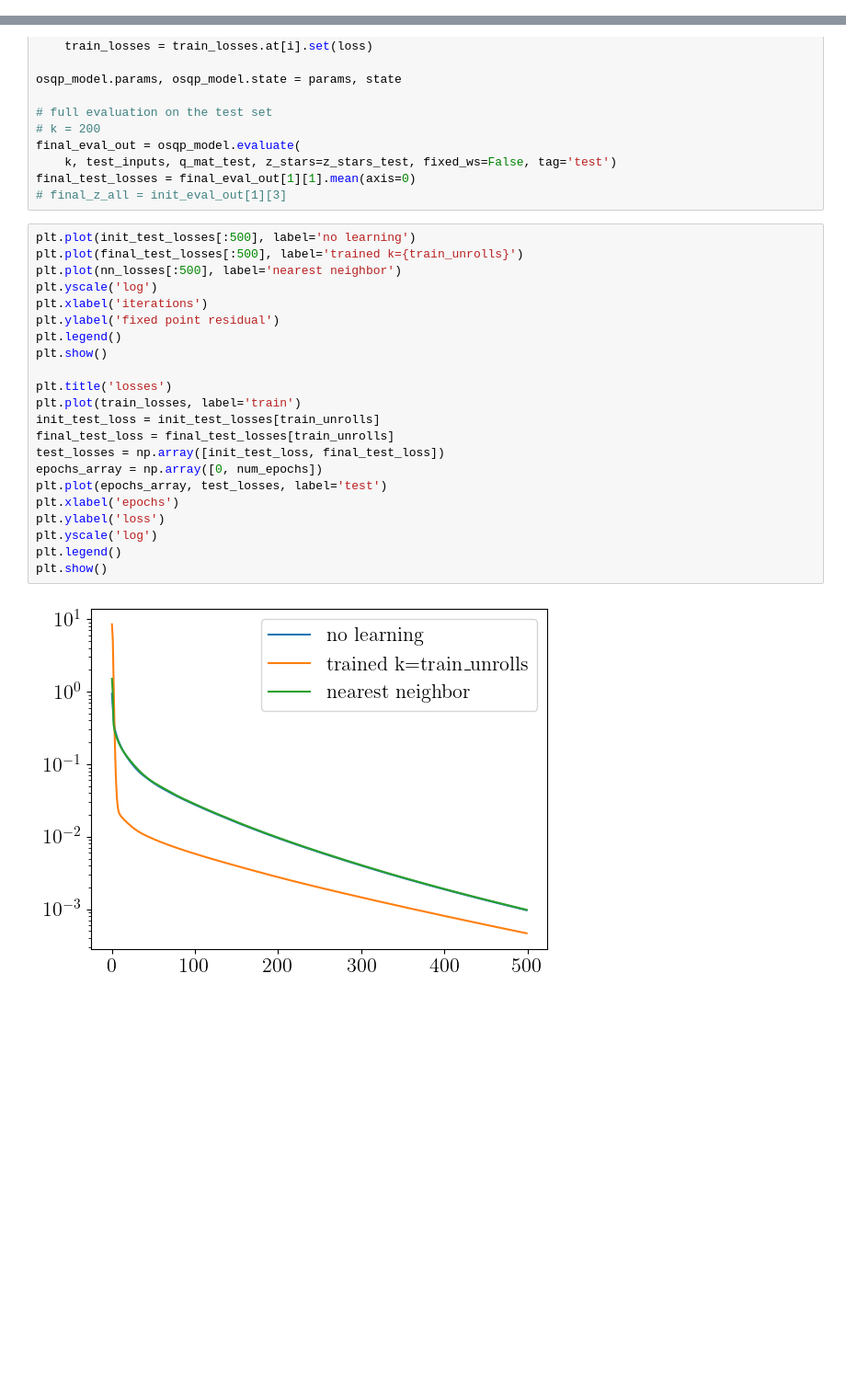
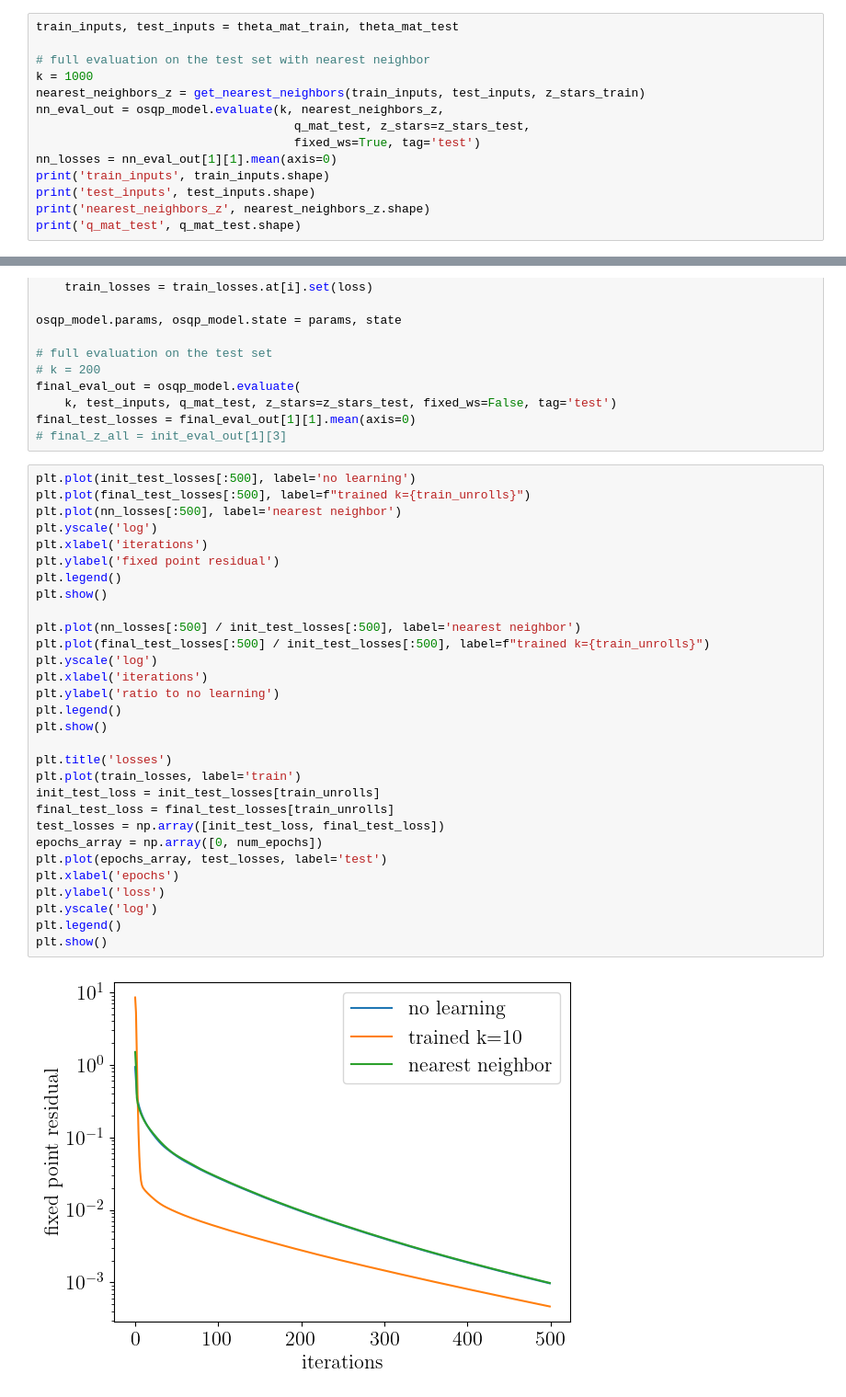
Before and after one commit to stellatogrp/l2ws, a Jupyter notebook: notebooks/mpc.ipynb, the cells around one changed output, grey strips where cells are left out. Shown at 92% size. Drawn from its saved outputs; the diff is of its cells as text; blank space fills up the shorter version.

Commit message:
got a very nice result for mpc comparisons against nearest neighbor and the previous sol

```diff
--- a/notebooks/mpc.ipynb
+++ b/notebooks/mpc.ipynb
@@ -74,0 +71,14 @@ osqp_model = OSQPmodel(input_dict)
+# %%
+train_inputs, test_inputs = theta_mat_train, theta_mat_test
+
+# full evaluation on the test set with nearest neighbor
+k = 1000
+nearest_neighbors_z = get_nearest_neighbors(train_inputs, test_inputs, z_stars_train)
+nn_eval_out = osqp_model.evaluate(k, nearest_neighbors_z,
+                                    q_mat_test, z_stars=z_stars_test,
+                                    fixed_ws=True, tag='test')
+nn_losses = nn_eval_out[1][1].mean(axis=0)
+print('train_inputs', train_inputs.shape)
+print('test_inputs', test_inputs.shape)
+print('nearest_neighbors_z', nearest_neighbors_z.shape)
+print('q_mat_test', q_mat_test.shape)
@@ -138,25 +169,33 @@ final_test_losses = final_eval_out[1][1].mean(axis=0)
 # final_z_all = init_eval_out[1][3]
 # %%
 plt.plot(init_test_losses[:500], label='no learning')
-plt.plot(final_test_losses[:500], label='trained k={train_unrolls}')
+plt.plot(final_test_losses[:500], label=f"trained k={train_unrolls}")
 plt.plot(nn_losses[:500], label='nearest neighbor')
 plt.yscale('log')
 plt.xlabel('iterations')
 plt.ylabel('fixed point residual')
+plt.legend()
+plt.show()
+
+plt.plot(nn_losses[:500] / init_test_losses[:500], label='nearest neighbor')
+plt.plot(final_test_losses[:500] / init_test_losses[:500], label=f"trained k={train_unrolls}")
+plt.yscale('log')
+plt.xlabel('iterations')
+plt.ylabel('ratio to no learning')
 plt.legend()
 plt.show()
 
 plt.title('losses')
 plt.plot(train_losses, label='train')
 init_test_loss = init_test_losses[train_unrolls]
 final_test_loss = final_test_losses[train_unrolls]
 test_losses = np.array([init_test_loss, final_test_loss])
 epochs_array = np.array([0, num_epochs])
 plt.plot(epochs_array, test_losses, label='test')
 plt.xlabel('epochs')
 plt.ylabel('loss')
 plt.yscale('log')
 plt.legend()
 plt.show()
 # %% [output]
-[figure, old version]
+[figure, new version]
```
Also changed, not shown: parts of 7 cells of this notebook, 8 other files.
